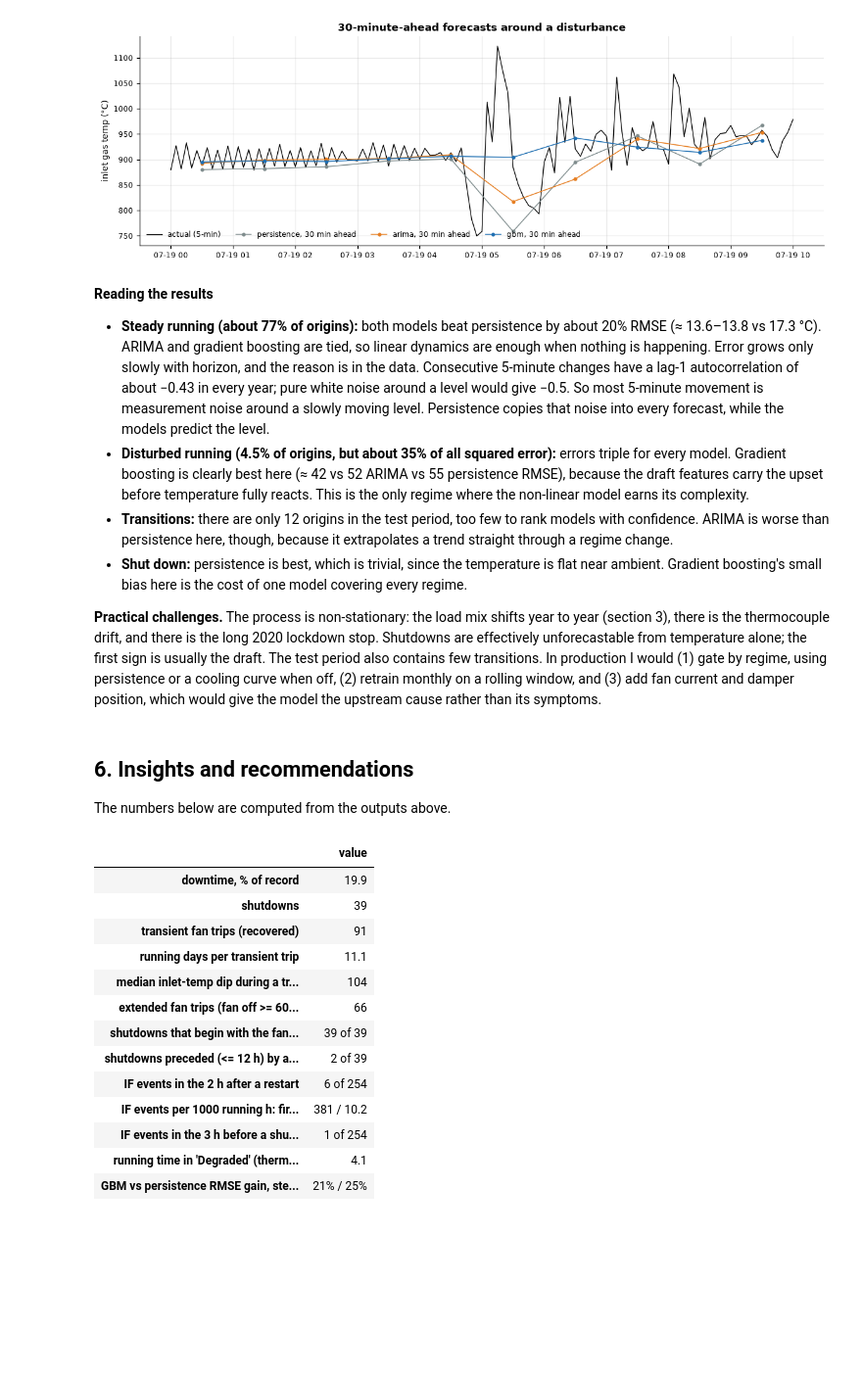
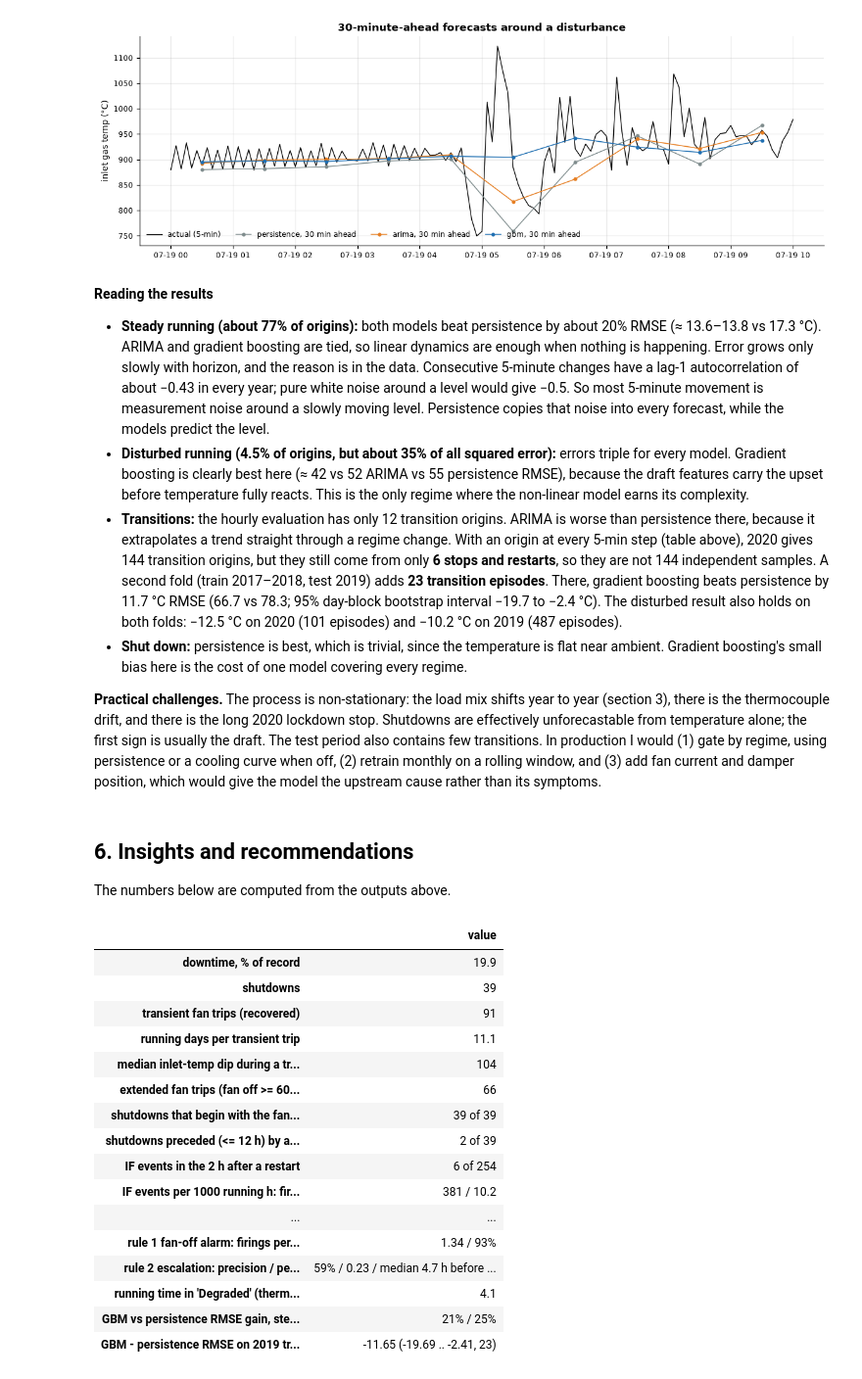
Before and after one commit to Janhwhy/exactspace-assignment, a Jupyter notebook: Task1/task1_analysis.ipynb, the cells around one changed output. Shown at 98% size. Saved outputs shown, nothing was run; the diff lists cells and outputs as text; code cells hidden in the pictures; blank space fills up the shorter version.

```diff
--- a/Task1/task1_analysis.ipynb
+++ b/Task1/task1_analysis.ipynb
@@ -501,0 +528,12 @@ Freq: W-SUN
+# %%
+on = pc.fan_on(off, fan_off)
+sig, cuts = pc.signals(df, feats, scores, labels, names, anoms.attrs["threshold"], on)
+lift = pc.lift(sig, fan, on)
+lift.to_csv(SUPPORT / "precursor_lift.csv", index=False)
+pc.per_onset(sig, fan, on).to_csv(SUPPORT / "fan_stop_precursors.csv", index=False)
+print("1% tails of fan-on running:", cuts)
+plots.precursor_lift(lift, "15-120 min before", PLOTS / "4_anomalies" / "10_precursors.png")
+plt.show()
+lift[lift["scope"] == "clean look-back"].pivot_table(
+    index="precursor", columns=["target", "window"], values=["events_with_precursor", "pct_of_events", "pct_of_random_times", "lift"],
+    aggfunc="first", sort=False).swaplevel(0, 2, axis=1).sort_index(axis=1, level=[0, 1], sort_remaining=False)
@@ -501,0 +561,10 @@ Freq: W-SUN
+# %%
+weeks = on.sum() * 5 / 60 / 168
+rules = pd.DataFrame([pc.fan_off_alarm(fan, on), pc.escalation_rule(df, fan, on)]
+                     + pc.precursor_rules(sig, fan, on).to_dict("records"))
+rules.to_csv(SUPPORT / "alert_rules.csv", index=False)
+esc = pc.escalation(df, fan)
+esc.to_csv(SUPPORT / "fan_off_escalation.csv", index=False)
+print(f"{weeks:.0f} running weeks (fan on, line hot)")
+display(rules.drop(columns=["trigger", "success_means"]))
+esc
@@ -557,3 +649,8 @@ share = se.groupby("regime")[["se_gbm", "se_persistence"]].sum()
 | shut_down | 2.5 | 1.2 | 18.1 |
 | steady_running | 62.6 | 61.3 | 77.1 |
 | transition | 0.3 | 0.4 | 0.2 |
+# %%
+# denser check: an origin at every 5-min step (persistence and GBM), plus a 2019 fold with more stops
+dense = fcm.run_dense(df, T_OFF, gbm_models)
+dense.to_csv(SUPPORT / "forecast_metrics_dense.csv", index=False)
+dense[dense["subset"] != "all"]
@@ -579,7 +686,7 @@ plots.forecast_example(df, fc, worst - pd.Timedelta("5h"), worst + pd.Timedelta(
 
 - **Steady running (about 77% of origins):** both models beat persistence by about 20% RMSE (≈ 13.6–13.8 vs 17.3 °C). ARIMA and gradient boosting are tied, so linear dynamics are enough when nothing is happening. Error grows only slowly with horizon, and the reason is in the data. Consecutive 5-minute changes have a lag-1 autocorrelation of about −0.43 in every year; pure white noise around a level would give −0.5. So most 5-minute movement is measurement noise around a slowly moving level. Persistence copies that noise into every forecast, while the models predict the level.
 - **Disturbed running (4.5% of origins, but about 35% of all squared error):** errors triple for every model. Gradient boosting is clearly best here (≈ 42 vs 52 ARIMA vs 55 persistence RMSE), because the draft features carry the upset before temperature fully reacts. This is the only regime where the non-linear model earns its complexity.
-- **Transitions:** there are only 12 origins in the test period, too few to rank models with confidence. ARIMA is worse than persistence here, though, because it extrapolates a trend straight through a regime change.
+- **Transitions:** the hourly evaluation has only 12 transition origins. ARIMA is worse than persistence there, because it extrapolates a trend straight through a regime change. With an origin at every 5-min step (table above), 2020 gives 144 transition origins, but they still come from only **6 stops and restarts**, so they are not 144 independent samples. A second fold (train 2017–2018, test 2019) adds **23 transition episodes**. There, gradient boosting beats persistence by 11.7 °C RMSE (66.7 vs 78.3; 95% day-block bootstrap interval −19.7 to −2.4 °C). The disturbed result also holds on both folds: −12.5 °C on 2020 (101 episodes) and −10.2 °C on 2019 (487 episodes).
 - **Shut down:** persistence is best, which is trivial, since the temperature is flat near ambient. Gradient boosting's small bias here is the cost of one model covering every regime.
 
 **Practical challenges.** The process is non-stationary: the load mix shifts year to year (section 3), there is the thermocouple drift, and there is the long 2020 lockdown stop. Shutdowns are effectively unforecastable from temperature alone; the first sign is usually the draft. The test period also contains few transitions. In production I would (1) gate by regime, using persistence or a cooling curve when off, (2) retrain monthly on a rolling window, and (3) add fan current and damper position, which would give the model the upstream cause rather than its symptoms.
@@ -588,6 +695,10 @@ plots.forecast_example(df, fc, worst - pd.Timedelta("5h"), worst + pd.Timedelta(
 
 The numbers below are computed from the outputs above.
 # %%
+lift_c = lift[(lift["scope"] == "clean look-back") & (lift["window"] == "15-120 min before")].set_index(["target", "precursor"])
+r = rules.set_index("rule")
+best_trip = lift_c.loc["fan trip"].sort_values("events_with_precursor").iloc[-1]
+early = r[r["lead"] == "15-120 min"]
 trip_t = trips[trips["detector"] == "transient_fan_trip"]
 ext = trips[trips["detector"] == "fan_trip_extended"]
 running_h = len(Fa) * 5 / 60
@@ -604,35 +715,49 @@ dips = [df.loc[r.start:r.end, "Cyclone_Inlet_Gas_Temp"].min()
 post_h = sum(((labels.index >= e) & (labels.index < e + pd.Timedelta("2h"))).sum() for e in shut["end"]) * 5 / 60
 n_post = int(iso["minutes_since_restart"].le(120).sum())
 facts = {
     "downtime, % of record": f"{100 * shut['duration_h'].sum() / (len(df) * 5 / 60):.1f}",
     "shutdowns": len(shut),
     "transient fan trips (recovered)": len(trip_t),
     "running days per transient trip": f"{running_h / 24 / len(trip_t):.1f}",
     "median inlet-temp dip during a transient trip, °C": f"{-np.nanmedian(dips):.0f}",
     "extended fan trips (fan off >= 60 min)": len(ext),
     "shutdowns that begin with the fan stopping (fan-off coast-down <= 3 h before)": f"{stops_preceded(coast, pd.Timedelta('3h'))} of {len(shut)}",
     "shutdowns preceded (<= 12 h) by an extended fan trip": f"{stops_preceded(ext, pd.Timedelta('12h'))} of {len(shut)}",
     "IF events in the 2 h after a restart": f"{n_post} of {len(iso)}",
     "IF events per 1000 running h: first 2 h after restart / elsewhere": f"{1000 * n_post / post_h:.0f} / {1000 * (len(iso) - n_post) / (running_h - post_h):.1f}",
-    "IF events in the 3 h before a shutdown": f"{iso['minutes_to_next_shutdown'].le(180).sum()} of {len(iso)}",
+    "IF events in the 3 h before the line is cold (shutdown start)": f"{iso['minutes_to_next_shutdown'].le(180).sum()} of {len(iso)}",
+    "shutdowns with draft weakening 15-120 min before the fan stops (clean look-back)":
+        f"{lift_c.loc[('shutdown', 'draft weakening (30 min)'), 'events_with_precursor']} of {lift_c.loc[('shutdown', 'draft weakening (30 min)'), 'events']}"
+        f" ({lift_c.loc[('shutdown', 'draft weakening (30 min)'), 'lift']}x random)",
+    "fan trips with the most common precursor (clean look-back)":
+        f"{best_trip['events_with_precursor']} of {best_trip['events']} ({best_trip.name}, {best_trip['lift']}x)",
+    "best precursor alert at a 15-120 min lead: precision": f"{early['precision_pct'].max():.0f}%",
+    "rule 1 fan-off alarm: firings per running week / gas really stopped": "{} / {:.0f}%".format(*r.loc["1. fan-off alarm", ["per_running_week", "precision_pct"]]),
+    "rule 2 escalation: precision / per running week / median warning": "{:.0f}% / {} / {}".format(
+        *r.loc["2. escalate: becoming a shutdown", ["precision_pct", "per_running_week"]], r.loc["2. escalate: becoming a shutdown", "lead"]),
     "running time in 'Degraded' (thermocouple) state, %": summary.loc[summary["state"].str.startswith("Degraded"), "share_of_running_pct"].iloc[0],
     "GBM vs persistence RMSE gain, steady / disturbed": " / ".join(
         f"{1 - rmse[(s, 'gbm')] / rmse[(s, 'persistence')]:.0%}" for s in ("steady_running", "disturbed")),
+    "GBM - persistence RMSE on 2019 transitions, °C (95% CI, episodes)": "{gbm_minus_persistence_rmse} ({ci95_low} .. {ci95_high}, {separate_episodes:.0f})".format(
+        **dense.set_index(["fold", "subset"]).loc[("test 2019 (train 2017-2018)", "transition")]),
 }
 pd.Series(facts, name="value").to_frame()
 # %% [output]
 |  | value |
 | downtime, % of record | 19.9 |
 | shutdowns | 39 |
 | transient fan trips (recovered) | 91 |
 | running days per transient trip | 11.1 |
 | median inlet-temp dip during a tr... | 104 |
 | extended fan trips (fan off >= 60... | 66 |
 | shutdowns that begin with the fan... | 39 of 39 |
 | shutdowns preceded (<= 12 h) by a... | 2 of 39 |
 | IF events in the 2 h after a restart | 6 of 254 |
 | IF events per 1000 running h: fir... | 381 / 10.2 |
-| IF events in the 3 h before a shu... | 1 of 254 |
+| ... | ... |
+| rule 1 fan-off alarm: firings per... | 1.34 / 93% |
+| rule 2 escalation: precision / pe... | 59% / 0.23 / median 4.7 h before ... |
 | running time in 'Degraded' (therm... | 4.1 |
 | GBM vs persistence RMSE gain, ste... | 21% / 25% |
+| GBM - persistence RMSE on 2019 tr... | -11.65 (-19.69 .. -2.41, 23) |
 # %% [markdown]
```
Also changed, not shown: parts of 10 cells of this notebook, 31 other files.
